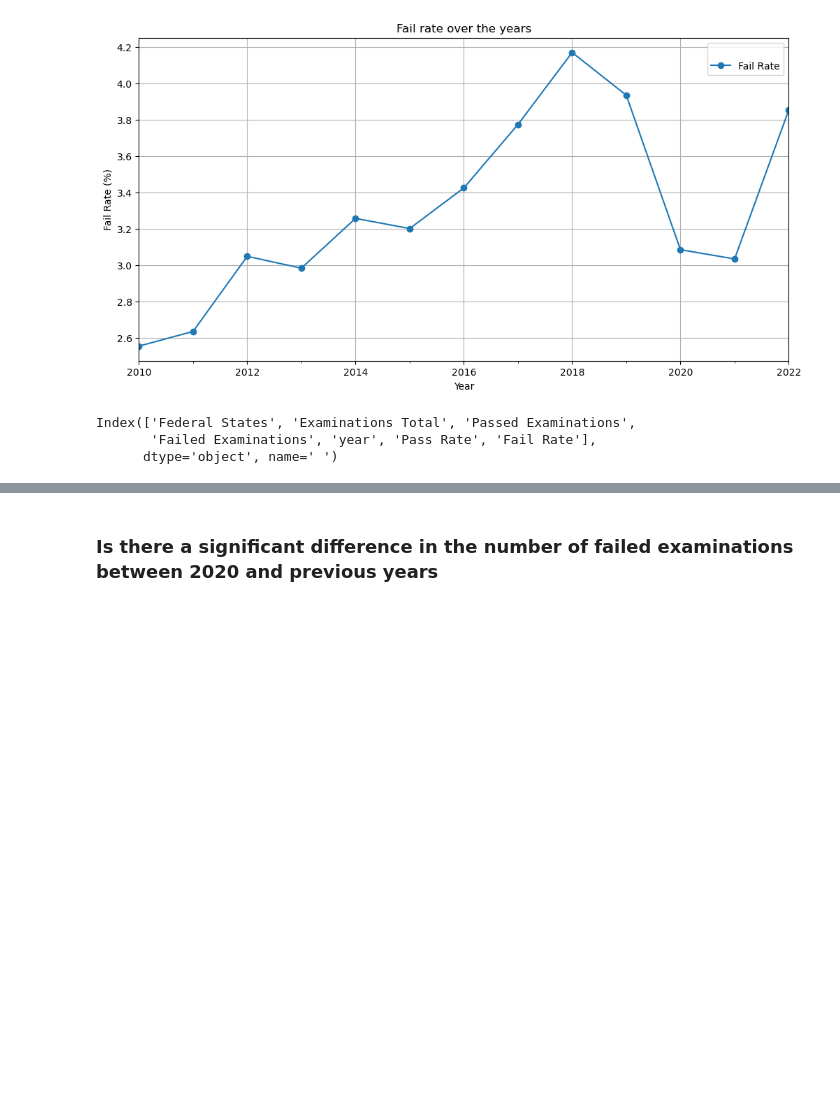
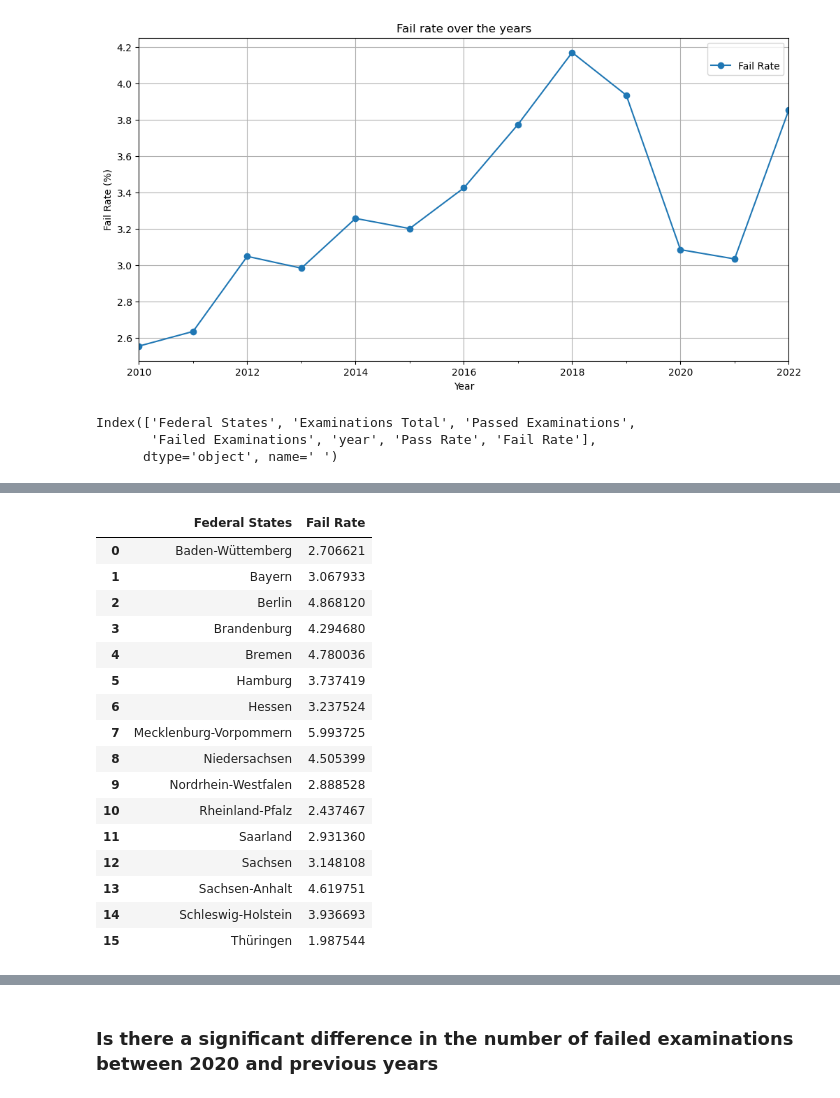
Before and after one commit to Stargazer-ger/capstone_project_hh_23_1, a Jupyter notebook: eda_capstone_exams_kk.ipynb, the cells around one changed output, grey strips where cells are left out. Cells and saved outputs as stored; diff of their text form; code cells hidden in the pictures; blank space fills up the shorter version.

```diff
--- a/eda_capstone_exams_kk.ipynb
+++ b/eda_capstone_exams_kk.ipynb
@@ -307,3 +328,23 @@ Index(['Federal States', 'Examinations Total', 'Passed Examinations',
+# %%
+top_states_lowest.sort_values('Federal States', ascending=True)
+# %% [output]
+|  | Federal States | Fail Rate |
+| 0 | Baden-Wüttemberg | 2.706621 |
+| 1 | Bayern | 3.067933 |
+| 2 | Berlin | 4.868120 |
+| 3 | Brandenburg | 4.294680 |
+| 4 | Bremen | 4.780036 |
+| 5 | Hamburg | 3.737419 |
+| 6 | Hessen | 3.237524 |
+| 7 | Mecklenburg-Vorpommern | 5.993725 |
+| 8 | Niedersachsen | 4.505399 |
+| 9 | Nordrhein-Westfalen | 2.888528 |
+| 10 | Rheinland-Pfalz | 2.437467 |
+| 11 | Saarland | 2.931360 |
+| 12 | Sachsen | 3.148108 |
+| 13 | Sachsen-Anhalt | 4.619751 |
+| 14 | Schleswig-Holstein | 3.936693 |
+| 15 | Thüringen | 1.987544 |
 # %%
 # Calculate the average passing rate for each state
 df_avg = exams_concat.groupby('Federal States')['Pass Rate'].mean().reset_index()
```
Also changed, not shown: parts of 8 cells of this notebook, 6 other files.
